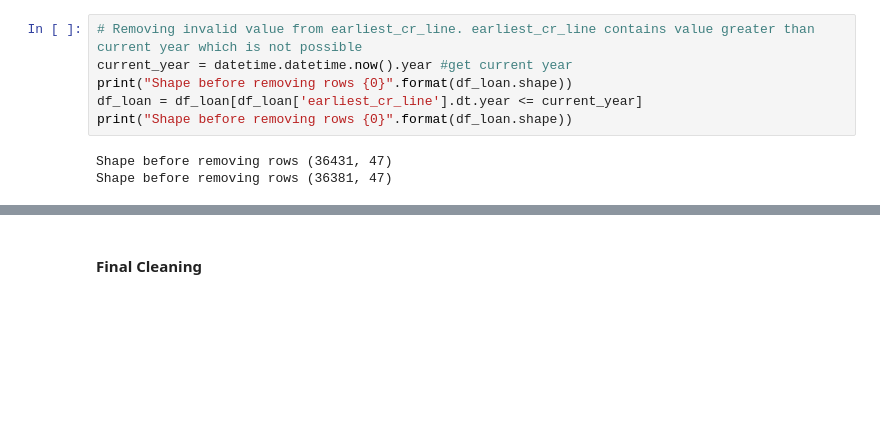
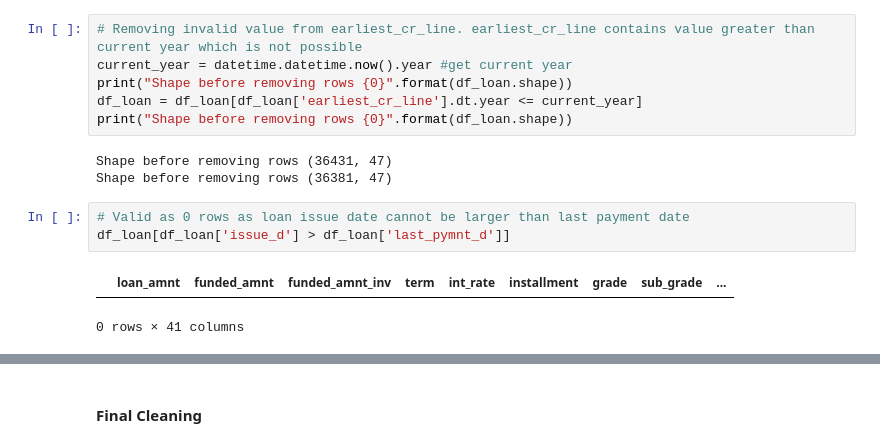
Before and after one commit to tejasvadhyani/LendingClubCaseStudy, a Jupyter notebook: Tejasva_Dhyani.ipynb, the cells around one changed output, grey strips where cells are left out. Drawn from its saved outputs; the diff is of its cells as text; blank space fills up the shorter version.

```diff
--- a/Tejasva_Dhyani.ipynb
+++ b/Tejasva_Dhyani.ipynb
@@ -533,3 +533,9 @@ print("Shape before removing rows {0}".format(df_loan.shape))
 # %% [output]
 Shape before removing rows (36431, 47)
 Shape before removing rows (36381, 47)
+# %%
+# Valid as 0 rows as loan issue date cannot be larger than last payment date
+df_loan[df_loan['issue_d'] > df_loan['last_pymnt_d']]
+# %% [output]
+|  | loan_amnt | funded_amnt | funded_amnt_inv | term | int_rate | installment | grade | sub_grade | ... |
+0 rows × 41 columns
```
Also changed, not shown: parts of 6 cells of this notebook.
